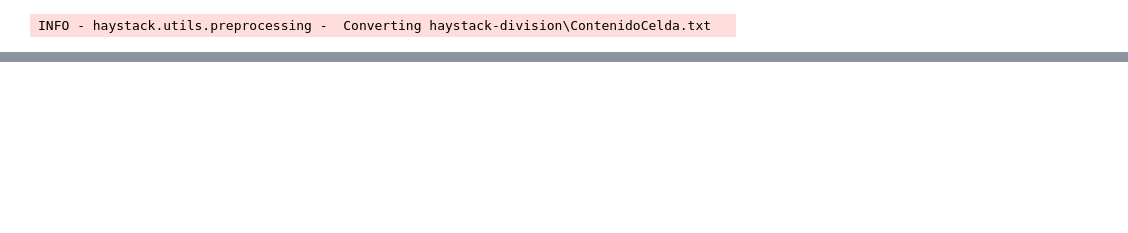
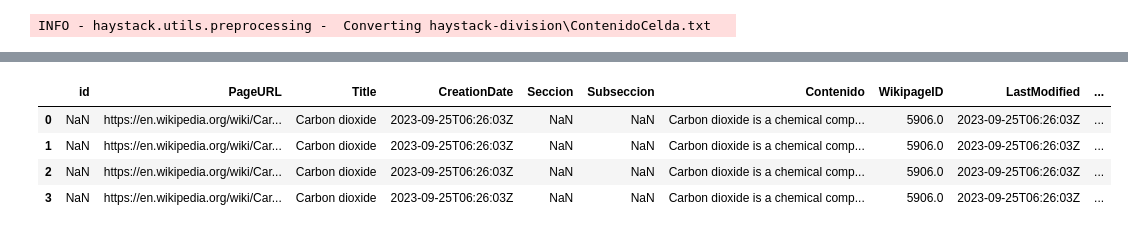
Before and after one commit to mattseb/tesis-qa-system, a Jupyter notebook: haystack_division_pruebas.ipynb, the cells around one changed output, grey strips where cells are left out. Saved outputs shown, nothing was run; the diff lists cells and outputs as text; code cells hidden in the pictures; blank space fills up the shorter version.

```diff
--- a/haystack_division_pruebas.ipynb
+++ b/haystack_division_pruebas.ipynb
@@ -134,0 +207,44 @@ print(docs_default)
+# %%
+'''
+# Define an array of strings
+fragments_list = []
+split_id_list = []
+
+'''
+# Determine the number of rows to add based on the maximum length of the lists
+num_rows_to_add = max(len(fragments_list), len(split_id_list))
+
+# Create an empty DataFrame with the same columns as the original DataFrame
+new_columns = ['split', 'split_id']
+new_df = pd.DataFrame(columns=df_test.columns.tolist() + new_columns)
+
+# Fill the new columns with data from the lists
+new_df['split'] = fragments_list[:num_rows_to_add]
+new_df['split_id'] = split_id_list[:num_rows_to_add]
+
+# Fill the other columns with NaN values
+for col in new_df.columns:
+    if col not in ['id'] + new_columns:
+        new_df[col] = np.nan
+
+id_value = 1
+
+# Use the "id" column to fill the NaN values in the remaining columns
+for index, row in new_df.iterrows():
+    original_row = df_test[df_test['id'] == id_value]
+
+    if not original_row.empty:
+
+       for col in original_row.columns:
+
+           if col not in ['id']:
+
+               new_df.at[index, col] = original_row[col].values[0]
+# %%
+new_df
+# %% [output]
+|  | id | PageURL | Title | CreationDate | Seccion | Subseccion | Contenido | WikipageID | LastModified | ... |
+| 0 | NaN | https://en.wikipedia.org/wiki/Car... | Carbon dioxide | 2023-09-25T06:26:03Z | NaN | NaN | Carbon dioxide is a chemical comp... | 5906.0 | 2023-09-25T06:26:03Z | ... |
+| 1 | NaN | https://en.wikipedia.org/wiki/Car... | Carbon dioxide | 2023-09-25T06:26:03Z | NaN | NaN | Carbon dioxide is a chemical comp... | 5906.0 | 2023-09-25T06:26:03Z | ... |
+| 2 | NaN | https://en.wikipedia.org/wiki/Car... | Carbon dioxide | 2023-09-25T06:26:03Z | NaN | NaN | Carbon dioxide is a chemical comp... | 5906.0 | 2023-09-25T06:26:03Z | ... |
+| 3 | NaN | https://en.wikipedia.org/wiki/Car... | Carbon dioxide | 2023-09-25T06:26:03Z | NaN | NaN | Carbon dioxide is a chemical comp... | 5906.0 | 2023-09-25T06:26:03Z | ... |
```
Also changed, not shown: parts of 12 cells of this notebook, 1 other file.
